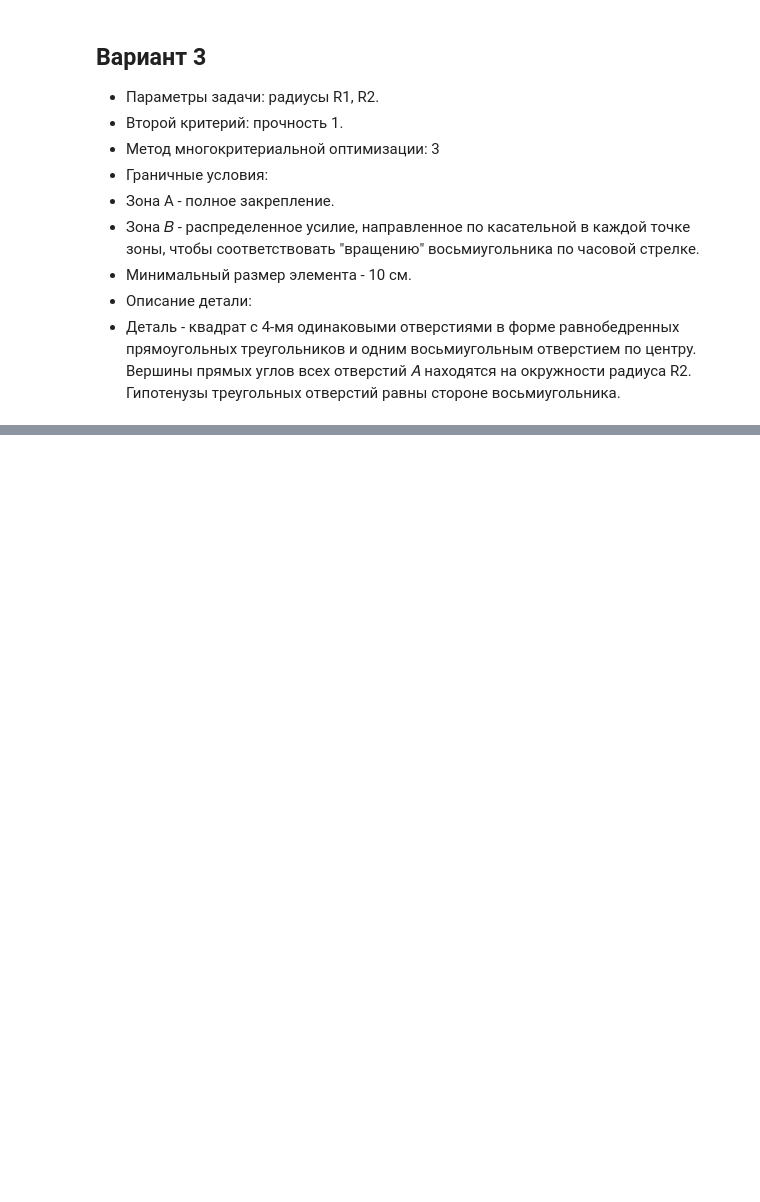
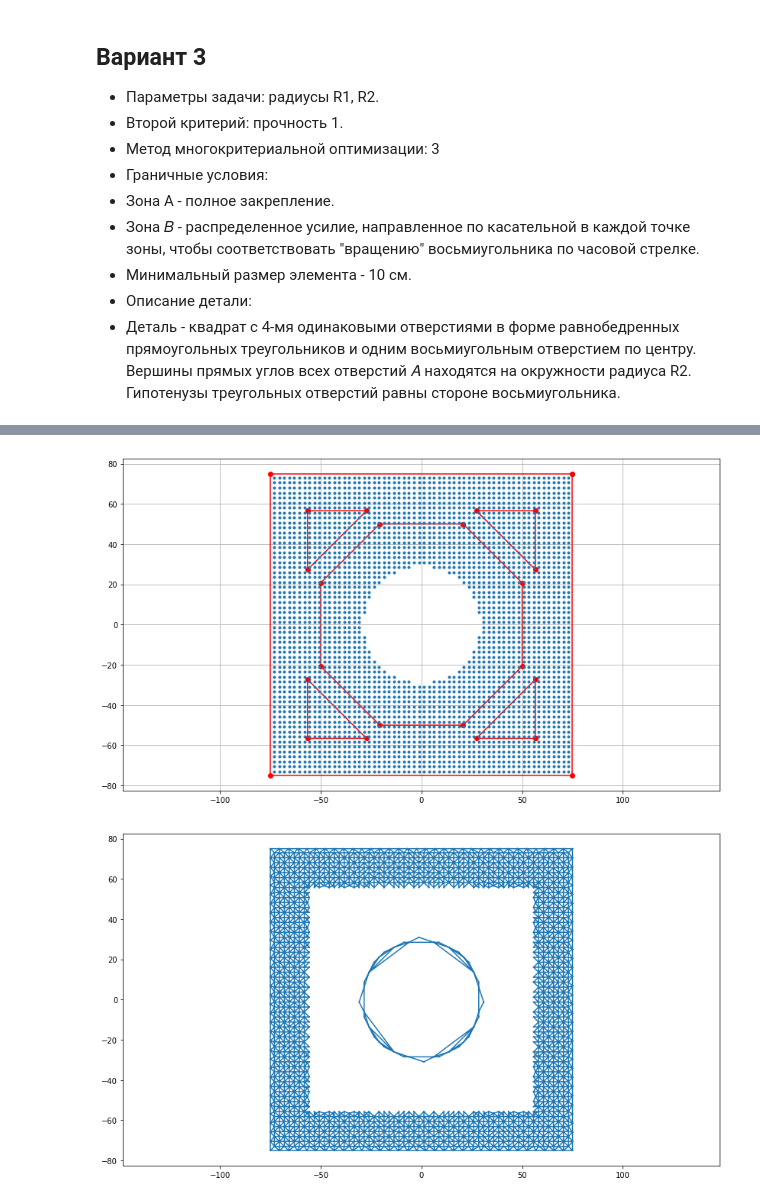
Before and after one commit to AlezM/instrumental-modeling-sources, a Jupyter notebook: HomeWork2.ipynb, the cells around one changed output, grey strips where cells are left out. Drawn from its saved outputs; the diff is of its cells as text; code cells hidden in the pictures; blank space fills up the shorter version.

```diff
--- a/HomeWork2.ipynb
+++ b/HomeWork2.ipynb
@@ -283,7 +290,7 @@ def FEM(nodes, simplices, e, mu, t, p, fixed_elems, forced_elems):
 
     return U, NodeS1
 # %%
-def what(R1, R2):
+def WTF(R1, R2):
     Nodes, border, triangles, octagon, inner = detail(R1, R2, segs_factor=2)
 
     trng = scipy.spatial.Delaunay(Nodes)
@@ -297,7 +304,7 @@ def what(R1, R2):
     trng_centers = np.hstack((trng_x_mean.reshape(-1,1),trng_y_mean.reshape(-1,1)))
 
     #masks
-    mask1 = octagon_mask(trng_centers, octagon*0.97)
+    mask1 = octagon_mask(trng_centers, octagon)
     mask2 = triangles_mask(trng_centers, triangles)
     ratio = (np.linalg.norm(triangles[0, 1] - triangles[2, 2]) / (1.48 * np.sqrt(3))) / np.linalg.norm(octagon[0] - octagon[1])
     mask3 = octagon_mask(trng_centers, octagon * ratio*1.03)
@@ -306,23 +313,24 @@ def what(R1, R2):
     simplices = trng.simplices.copy()
     simplices = simplices[mask]
 
-    #plt.figure(figsize=(14,8))
-    #plt.triplot(Nodes[:,0],Nodes[:,1],simplices)
-    #plt.axis('equal')
 
-    #plt.figure(figsize=(15,15))
-    # 296 - border
-    #plt.plot(Nodes[:296,0],Nodes[:296,1],'.',c='r')
-    #for i, p in enumerate(Nodes[:296]):
-    #    plt.text(p[0], p[1], ' %d'%i)
-    #plt.axis('equal')
-    #plt.grid(True)
+    plt.figure(figsize=(14,8))
+    plt.triplot(Nodes[:,0],Nodes[:,1],simplices)
+    plt.axis('equal')
+
+    plt.figure(figsize=(15,15))
+    #296 - border
+    plt.plot(Nodes[:296,0],Nodes[:296,1],'.',c='r')
+    for i, p in enumerate(Nodes[:296]):
+        plt.text(p[0], p[1], ' %d'%i)
+    plt.axis('equal')
+    plt.grid(True)
 
 
     fixed = np.array(range(132, 224))
     forced = np.array(range(224, 296))
 
-    U, NodeS1 = FEM(Nodes, simplices, e=22e6, mu=0.31, t=1, p=1000, fixed_elems=fixed, forced_elems=forced)
-    scale = 10000
-    ResNodes = Nodes + scale*U.reshape(-1, 2)
-    plot_contour_map(ResNodes, NodeS1, fixed, forced)
+    # U, NodeS1 = FEM(Nodes, simplices, e=22e6, mu=0.31, t=1, p=1000, fixed_elems=fixed, forced_elems=forced)
+    # scale = 10000
+    # ResNodes = Nodes + scale*U.reshape(-1, 2)
+    # plot_contour_map(ResNodes, NodeS1, border, octagon, simplices, fixed, forced)
@@ -332,0 +337,5 @@ what(40, 80)
+# %%
+WTF(50, 80)
+# %% [output]
+[figure, added]
+[figure, added]
```
Also changed, not shown: parts of 8 cells of this notebook.
